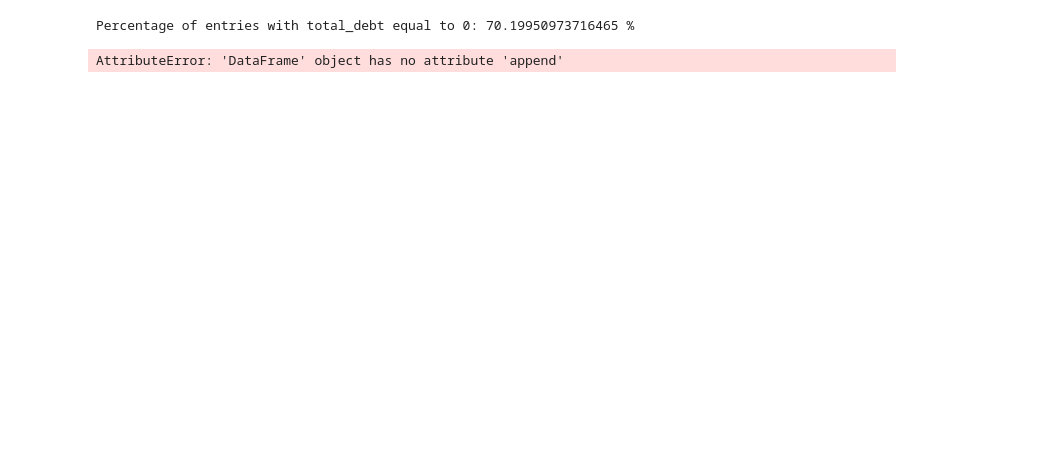
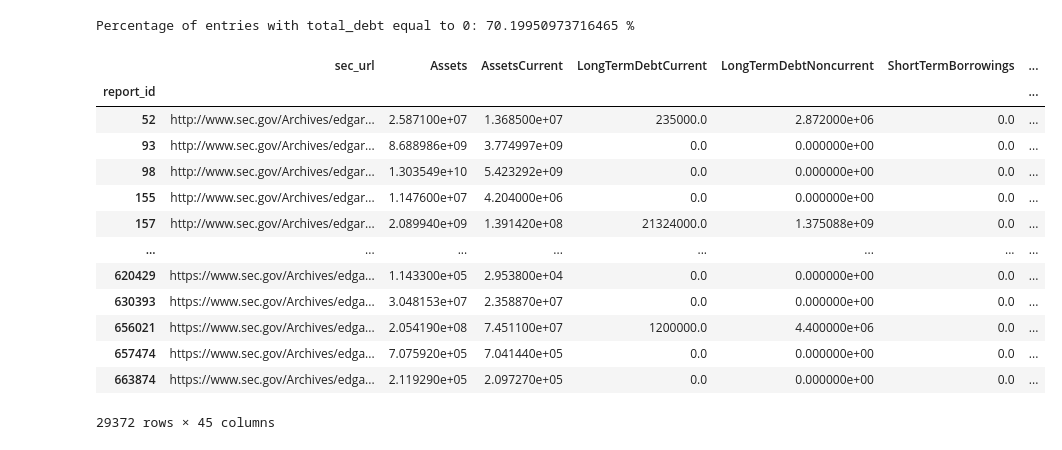
Before and after one commit to elanrosen/xbrl-industry-ratios, a Jupyter notebook: aggregator.ipynb, the cells around one changed output. Saved outputs shown, nothing was run; the diff lists cells and outputs as text; code cells hidden in the pictures; blank space fills up the shorter version.

```diff
--- a/aggregator.ipynb
+++ b/aggregator.ipynb
@@ -51,50 +52,20 @@ percent_zero_debt_entries = (num_zero_debt_entries / total_entries) * 100
 print("Percentage of entries with total_debt equal to 0:", percent_zero_debt_entries, "%")
 # %% [output]
 Percentage of entries with total_debt equal to 0: 70.19950973716465 %
-# %%
-import pandas as pd
-import json
-
-# Read the JSON file into a Python dictionary
-with open('report_data_v2.json', 'r') as f:
-    report_data = json.load(f)
-
-# Create an empty DataFrame to store the results
-results_df = pd.DataFrame(columns=['key', 'debt_to_asset_ratio_median', 'debt_to_book_equity_median'])
-
-# Iterate over each key in the report data
-for key, reports in report_data.items():
-    # Create a list to store debt to asset ratios and debt to book equity ratios for each report_id
-    debt_to_asset_ratios = []
-    debt_to_book_equity_ratios = []
-
-    # Iterate over each report in the current key
-    for report in reports:
-        report_id = report['report_id']
-
-        # Calculate debt to asset ratio and debt to book equity ratio
-        total_debt = df.loc[report_id, 'total_debt']
-        assets = df.loc[report_id, 'Assets']
-        stockholders_equity = df.loc[report_id, 'StockholdersEquity']
-
-        debt_to_asset_ratio = total_debt / assets
-        debt_to_book_equity_ratio = total_debt / stockholders_equity
-
-        # Append the ratios to the lists
-        debt_to_asset_ratios.append(debt_to_asset_ratio)
-        debt_to_book_equity_ratios.append(debt_to_book_equity_ratio)
-
-    # Calculate the median of debt to asset ratios and debt to book equity ratios
-    median_debt_to_asset_ratio = pd.Series(debt_to_asset_ratios).median()
-    median_debt_to_book_equity_ratio = pd.Series(debt_to_book_equity_ratios).median()
-
-    # Append the results to the results DataFrame
-    results_df = results_df.append({'key': key,
-                                    'debt_to_asset_ratio_median': median_debt_to_asset_ratio,
-                                    'debt_to_book_equity_median': median_debt_to_book_equity_ratio},
-                                   ignore_index=True)
-
-# Print the results
-print(results_df)
-# %% [output]
-AttributeError: 'DataFrame' object has no attribute 'append'
+# %%
+df
+# %% [output]
+|  | sec_url | Assets | AssetsCurrent | LongTermDebtCurrent | LongTermDebtNoncurrent | ShortTermBorrowings | ... |
+| report_id |  |  |  |  |  |  | ... |
+| 52 | http://www.sec.gov/Archives/edgar... | 2.587100e+07 | 1.368500e+07 | 235000.0 | 2.872000e+06 | 0.0 | ... |
+| 93 | http://www.sec.gov/Archives/edgar... | 8.688986e+09 | 3.774997e+09 | 0.0 | 0.000000e+00 | 0.0 | ... |
+| 98 | http://www.sec.gov/Archives/edgar... | 1.303549e+10 | 5.423292e+09 | 0.0 | 0.000000e+00 | 0.0 | ... |
+| 155 | http://www.sec.gov/Archives/edgar... | 1.147600e+07 | 4.204000e+06 | 0.0 | 0.000000e+00 | 0.0 | ... |
+| 157 | http://www.sec.gov/Archives/edgar... | 2.089940e+09 | 1.391420e+08 | 21324000.0 | 1.375088e+09 | 0.0 | ... |
+| ... | ... | ... | ... | ... | ... | ... | ... |
+| 620429 | https://www.sec.gov/Archives/edga... | 1.143300e+05 | 2.953800e+04 | 0.0 | 0.000000e+00 | 0.0 | ... |
+| 630393 | https://www.sec.gov/Archives/edga... | 3.048153e+07 | 2.358870e+07 | 0.0 | 0.000000e+00 | 0.0 | ... |
+| 656021 | https://www.sec.gov/Archives/edga... | 2.054190e+08 | 7.451100e+07 | 1200000.0 | 4.400000e+06 | 0.0 | ... |
+| 657474 | https://www.sec.gov/Archives/edga... | 7.075920e+05 | 7.041440e+05 | 0.0 | 0.000000e+00 | 0.0 | ... |
+| 663874 | https://www.sec.gov/Archives/edga... | 2.119290e+05 | 2.097270e+05 | 0.0 | 0.000000e+00 | 0.0 | ... |
+29372 rows × 45 columns
```
Also changed, not shown: parts of 4 cells of this notebook, 5 other files.
